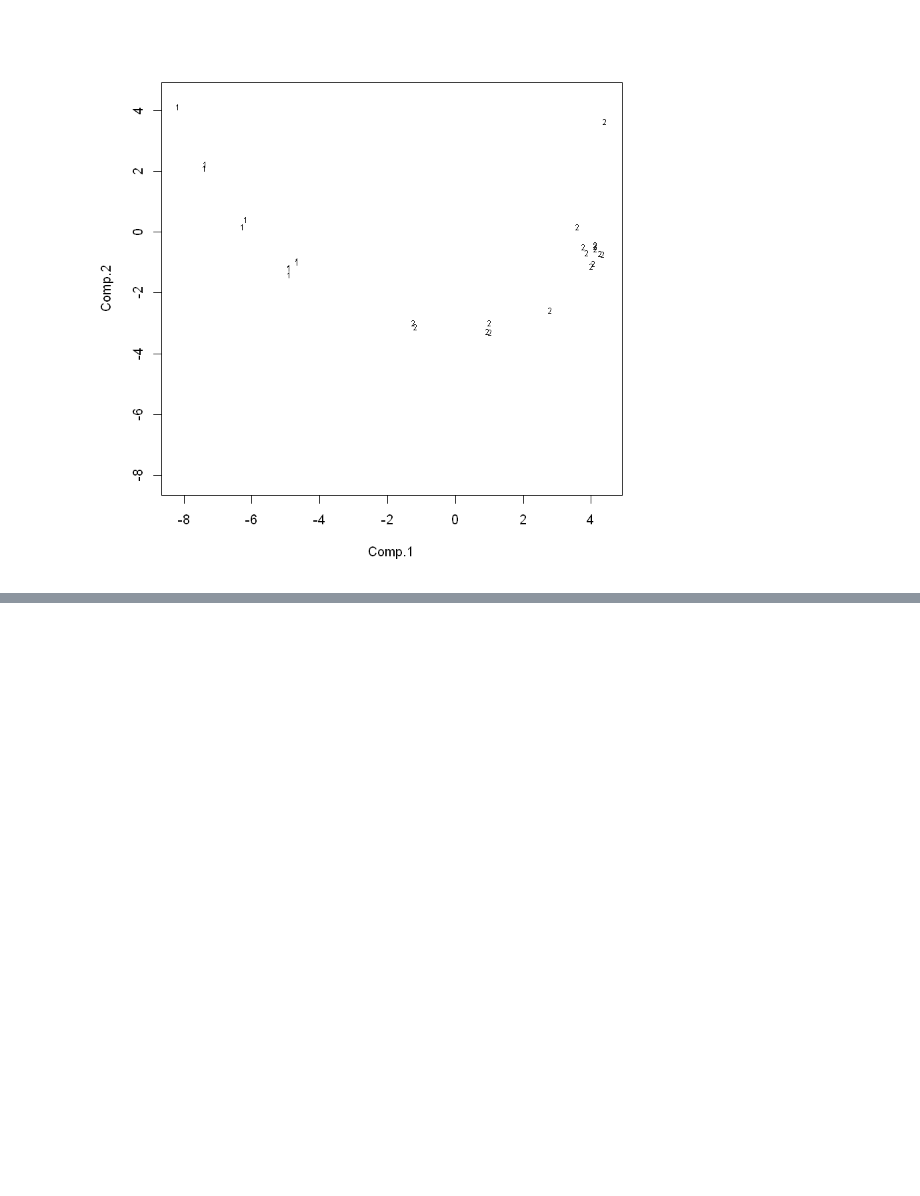
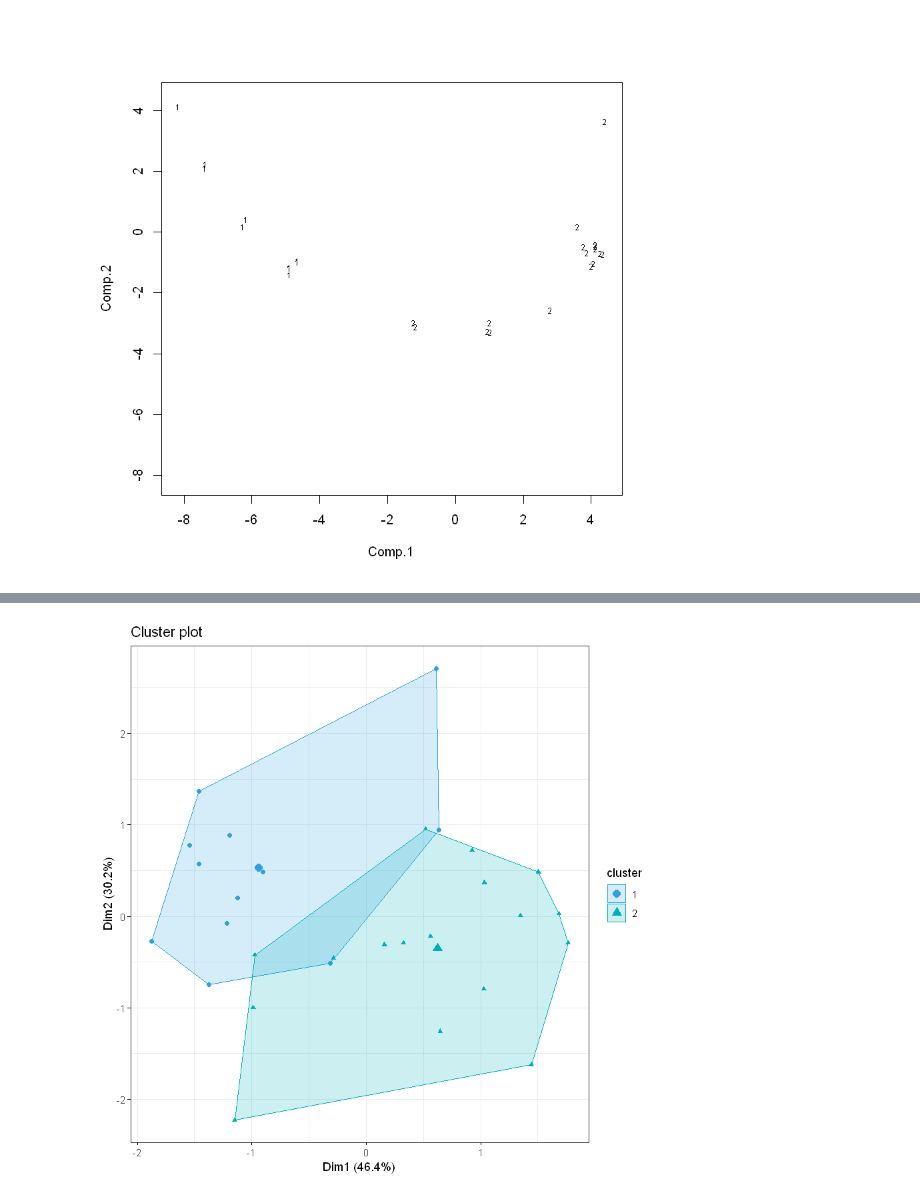
Before and after one commit to AspiranteAudaz/MetodosQuantiativos, a Jupyter notebook: Análise de Clusters/analise_clusters.ipynb, the cells around one changed output, grey strips where cells are left out. Cells and saved outputs as stored; diff of their text form; code cells hidden in the pictures; blank space fills up the shorter version.

```diff
--- a/Análise de Clusters/analise_clusters.ipynb
+++ b/Análise de Clusters/analise_clusters.ipynb
@@ -126,0 +150,3 @@ text(body_pc$scores[,1:2], labels = lab, cex = 0.6)
+# %%
+base_e.km=kmeans(base_e,2)
+base_e.km
@@ -126,0 +172,9 @@ text(body_pc$scores[,1:2], labels = lab, cex = 0.6)
+# %%
+fviz_cluster(base_e.km, base_e,
+             palette = c("#2E9FDF", "#00AFBB", "#E7B800"),
+             geom = "point",
+             ellipse.type = "convex",
+             ggtheme = theme_bw()
+             )
+# %% [output]
+[figure, added]
```
Also changed, not shown: parts of 6 cells of this notebook.
